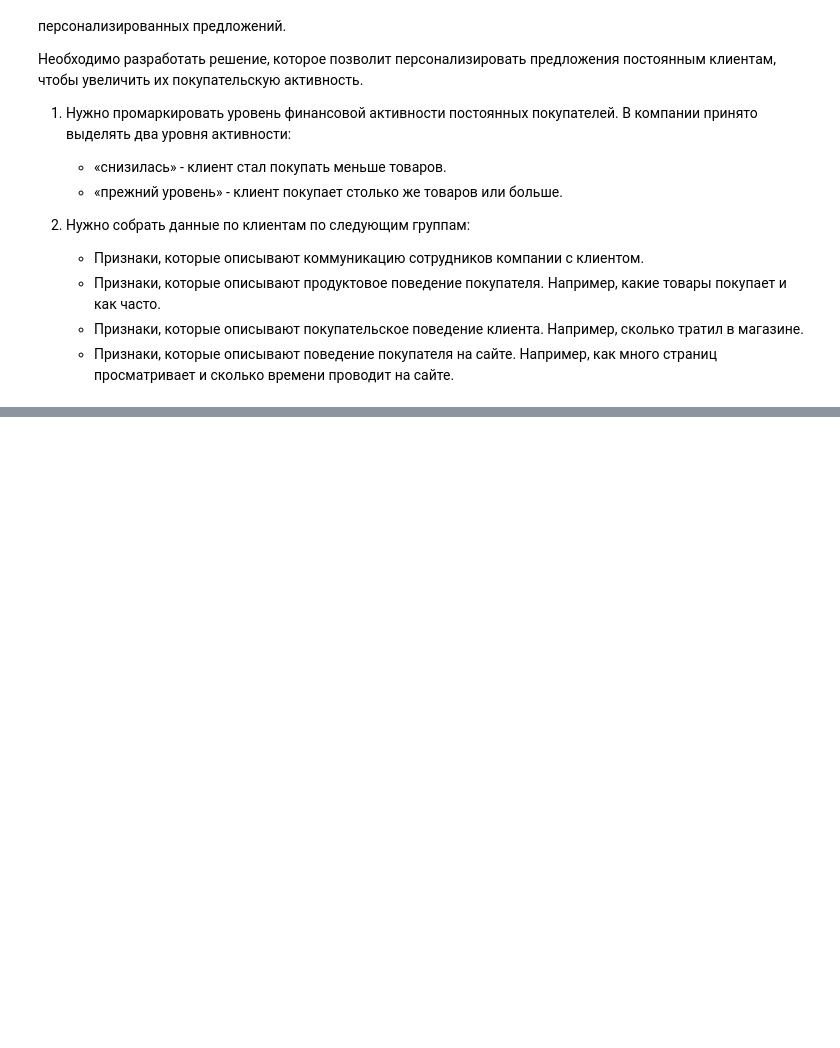
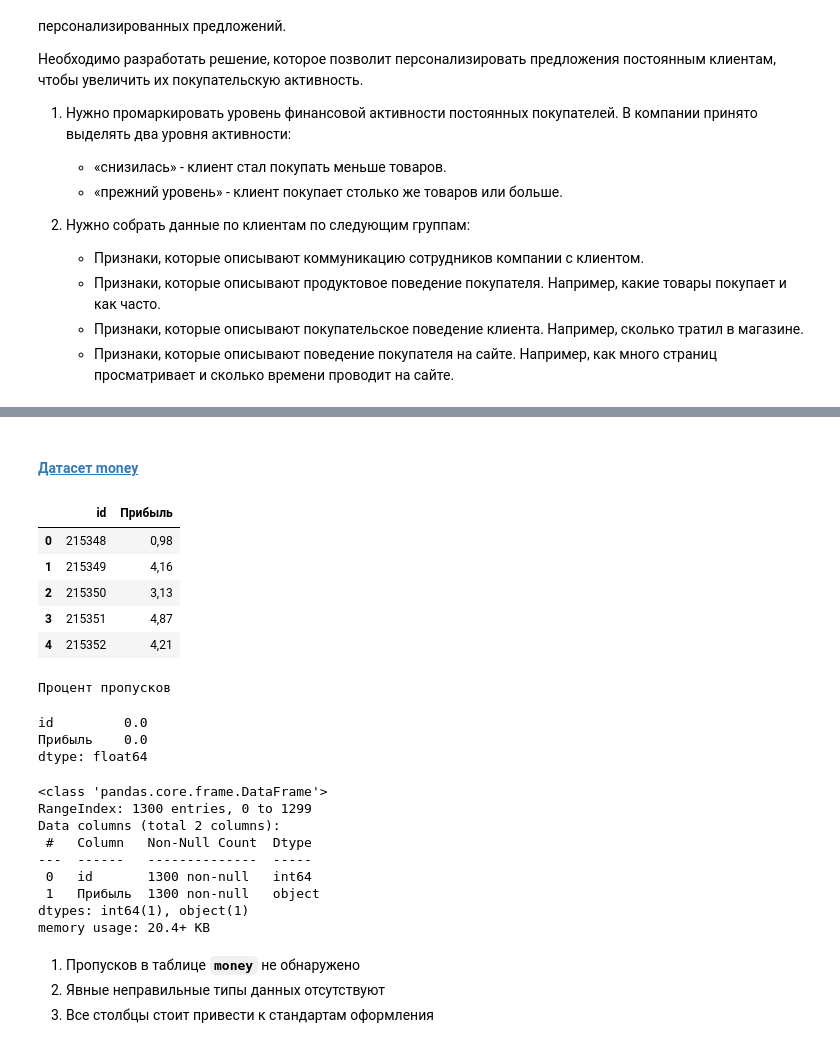
Before and after one commit to serguntsov/supervised_learning_one_click, a Jupyter notebook: market_one_click.ipynb, the cells around one changed output, grey strips where cells are left out. Saved outputs shown, nothing was run; the diff lists cells and outputs as text; code cells hidden in the pictures; blank space fills up the shorter version.

```diff
--- a/market_one_click.ipynb
+++ b/market_one_click.ipynb
@@ -118,0 +288,31 @@ from sklearn.metrics import accuracy_score, precision_score,recall_score, confus
+# %% [markdown]
+#### [Датасет money](#money)
+# %%
+try:
+    money = parse_dataset('./datasets/money.csv', sep=';')
+except:
+    money = parse_dataset('datasets/money.csv', sep=';')
+# %% [output]
+|  | id | Прибыль |
+| 0 | 215348 | 0,98 |
+| 1 | 215349 | 4,16 |
+| 2 | 215350 | 3,13 |
+| 3 | 215351 | 4,87 |
+| 4 | 215352 | 4,21 |
+Процент пропусков
+id         0.0
+Прибыль    0.0
+dtype: float64
+<class 'pandas.core.frame.DataFrame'>
+RangeIndex: 1300 entries, 0 to 1299
+Data columns (total 2 columns):
+ #   Column   Non-Null Count  Dtype
+---  ------   --------------  -----
+ 0   id       1300 non-null   int64
+ 1   Прибыль  1300 non-null   object
+dtypes: int64(1), object(1)
+memory usage: 20.4+ KB
+# %% [markdown]
+1. Пропусков в таблице **`money`** не обнаружено
+2. Явные неправильные типы данных отсутствуют
+3. Все столбцы стоит привести к стандартам оформления
```
Also changed, not shown: parts of 43 cells of this notebook.
